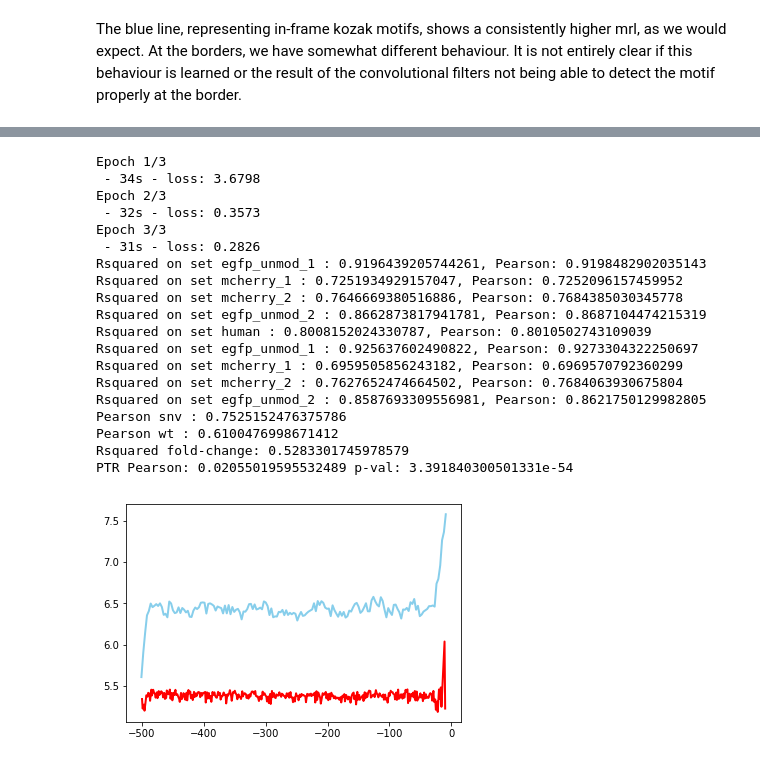
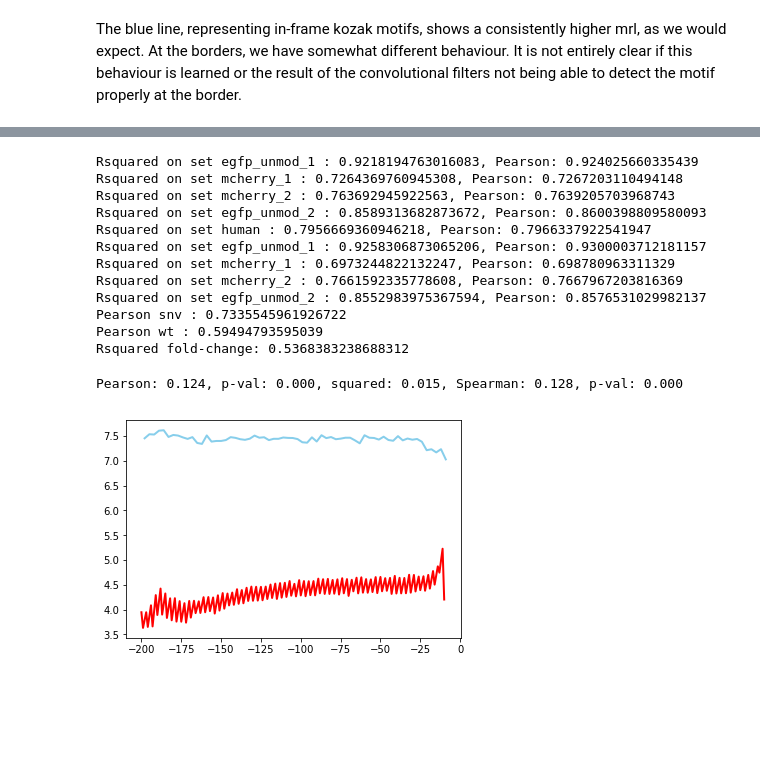
Before and after one commit to Karollus/5UTR, a Jupyter notebook: Modelling/Train.ipynb, the cells around one changed output, grey strips where cells are left out. Cells and saved outputs as stored; diff of their text form; code cells hidden in the pictures; blank space fills up the shorter version.

```diff
--- a/Modelling/Train.ipynb
+++ b/Modelling/Train.ipynb
@@ -277,41 +303,44 @@ The blue line, representing in-frame kozak motifs, shows a consistently higher m
 # %%
 reload(model)
-new_model = model.create_model_masked_bordered(n_conv_layers=3,
-                        kernel_size=[8,8,8], n_filters=128,
-                        padding="same", use_batchnorm=False,
+new_model = model.create_model_recurrent(n_conv_layers=1,
+                        kernel_size=[11], n_filters=128,
+                        recurrent_neurons=64,
+                        frame_indicator=True, kozak_indicator=True,
+                        padding="same",
                         skip_connections="")
 # %%
-utils.train(new_model, encoded_data, libraries=["egfp_unmod_1", "ga"], epochs=20, file="basic_model.h5")
+utils.train(new_model, encoded_data, libraries=["egfp_unmod_1", "ga"], epochs=30, file="recurrent_model_notis_framed.h5",
+           extra_keys=["frame", "kozak"])
+# %%
+new_model = load_model("recurrent_model_notis_framed.h5", custom_objects={'FrameSliceLayer': model.FrameSliceLayer})
+
+new_model = utils.retrain_only_scaling(new_model, encoded_data, libraries=["mcherry_1", 'mcherry_2', 'egfp_unmod_2', 'ga'], batch_size=128, epochs=3,
+                                      extra_keys=["frame", "kozak"])
 # %%
-new_model = load_model("basic_model.h5", custom_objects={'FrameSliceLayer': model.FrameSliceLayer})
-
-new_model = utils.retrain_only_scaling(new_model, encoded_data, libraries=["mcherry_1", 'mcherry_2', 'egfp_unmod_2', 'ga'], batch_size=128, epochs=3)
-
 ## Validation set performance
-utils.evaluate(new_model, encoded_data, libraries=['egfp_unmod_1', 'mcherry_1', 'mcherry_2', 'egfp_unmod_2', 'human'])
+utils.evaluate(new_model, encoded_data, libraries=['egfp_unmod_1', 'mcherry_1', 'mcherry_2', 'egfp_unmod_2', 'human'],
+               extra_keys=["frame", "kozak"])
 ## Test set performance
-utils.evaluate(new_model, encoded_data, libraries=['egfp_unmod_1', 'mcherry_1', 'mcherry_2', 'egfp_unmod_2'], do_test=True)
+utils.evaluate(new_model, encoded_data, libraries=['egfp_unmod_1', 'mcherry_1', 'mcherry_2', 'egfp_unmod_2'],
+               do_test=True, extra_keys=["frame", "kozak"])
 ## snv performance
-utils.eval_snv(new_model, snv_encoded, snv_df)
-## ptr performance
-utils.eval_ptr(new_model, ptr_encoded, ptr_df)
+utils.eval_snv(new_model, snv_encoded, snv_df, extra_keys=["frame", "kozak"])
 # %% [output]
-Epoch 1/3
- - 34s - loss: 3.6798
-Epoch 2/3
- - 32s - loss: 0.3573
-Epoch 3/3
- - 31s - loss: 0.2826
-Rsquared on set egfp_unmod_1 : 0.9196439205744261, Pearson: 0.9198482902035143
-Rsquared on set mcherry_1 : 0.7251934929157047, Pearson: 0.7252096157459952
-Rsquared on set mcherry_2 : 0.7646669380516886, Pearson: 0.7684385030345778
-Rsquared on set egfp_unmod_2 : 0.8662873817941781, Pearson: 0.8687104474215319
-Rsquared on set human : 0.8008152024330787, Pearson: 0.8010502743109039
-Rsquared on set egfp_unmod_1 : 0.925637602490822, Pearson: 0.9273304322250697
-Rsquared on set mcherry_1 : 0.6959505856243182, Pearson: 0.6969570792360299
-Rsquared on set mcherry_2 : 0.7627652474664502, Pearson: 0.7684063930675804
-Rsquared on set egfp_unmod_2 : 0.8587693309556981, Pearson: 0.8621750129982805
-Pearson snv : 0.7525152476375786
-Pearson wt : 0.6100476998671412
-Rsquared fold-change: 0.5283301745978579
-PTR Pearson: 0.02055019595532489 p-val: 3.391840300501331e-54
+Rsquared on set egfp_unmod_1 : 0.9218194763016083, Pearson: 0.924025660335439
+Rsquared on set mcherry_1 : 0.7264369760945308, Pearson: 0.7267203110494148
+Rsquared on set mcherry_2 : 0.763692945922563, Pearson: 0.7639205703968743
+Rsquared on set egfp_unmod_2 : 0.8589313682873672, Pearson: 0.8600398809580093
+Rsquared on set human : 0.7956669360946218, Pearson: 0.7966337922541947
+Rsquared on set egfp_unmod_1 : 0.9258306873065206, Pearson: 0.9300003712181157
+Rsquared on set mcherry_1 : 0.6973244822132247, Pearson: 0.698780963311329
+Rsquared on set mcherry_2 : 0.7661592335778608, Pearson: 0.7667967203816369
+Rsquared on set egfp_unmod_2 : 0.8552983975367594, Pearson: 0.8576531029982137
+Pearson snv : 0.7335545961926722
+Pearson wt : 0.59494793595039
+Rsquared fold-change: 0.5368383238688312
+# %%
+doudna_generator = utils.DataSequence(aggreg, output_col=None, tis_col=None, extra_keys=["frame", "kozak"])
+predictions_doudna = new_model.predict_generator(doudna_generator)
+utils.print_corrs(predictions_doudna.reshape(-1), aggreg["rl_mean"])
+# %% [output]
+Pearson: 0.124, p-val: 0.000, squared: 0.015, Spearman: 0.128, p-val: 0.000
@@ -318,5 +349,8 @@ PTR Pearson: 0.02055019595532489 p-val: 3.391840300501331e-54
 # %%
-uAUG_pred = utils.check_uAUG_detection(new_model, seq_length=501, samples=100, kozak=True)
+reload(utils)
+uAUG_pred = utils.check_uAUG_detection(new_model, seq_length=200, samples=100, kozak=True, add_tis=False,
+                                      remove_stops=True,
+                                      extra_keys=["frame", "kozak"])
 utils.uAUG_plot(uAUG_pred)
 # %% [output]
-[figure, old version]
+[figure, new version]
```
Also changed, not shown: parts of 17 cells of this notebook, 9 other files.
